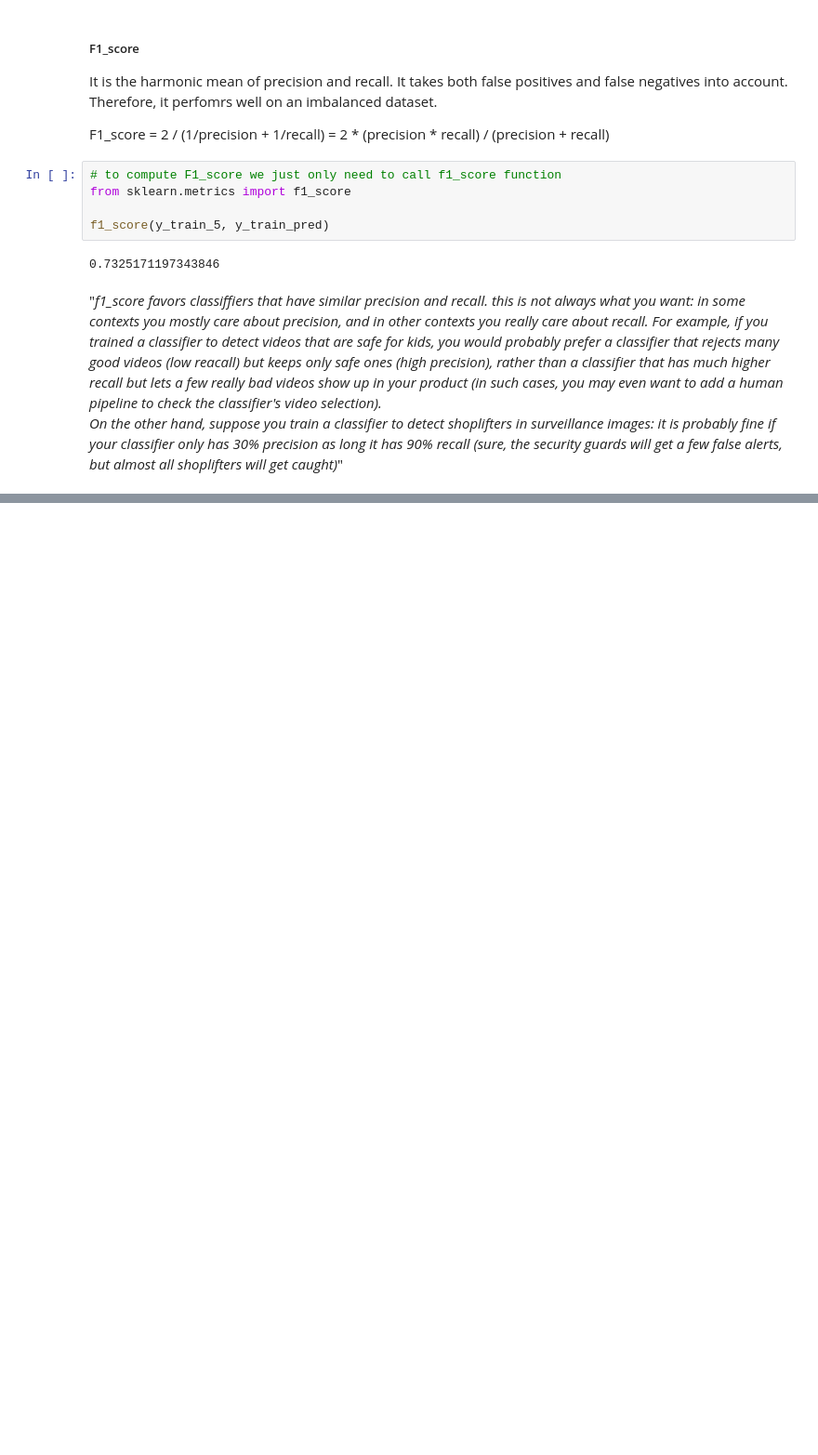
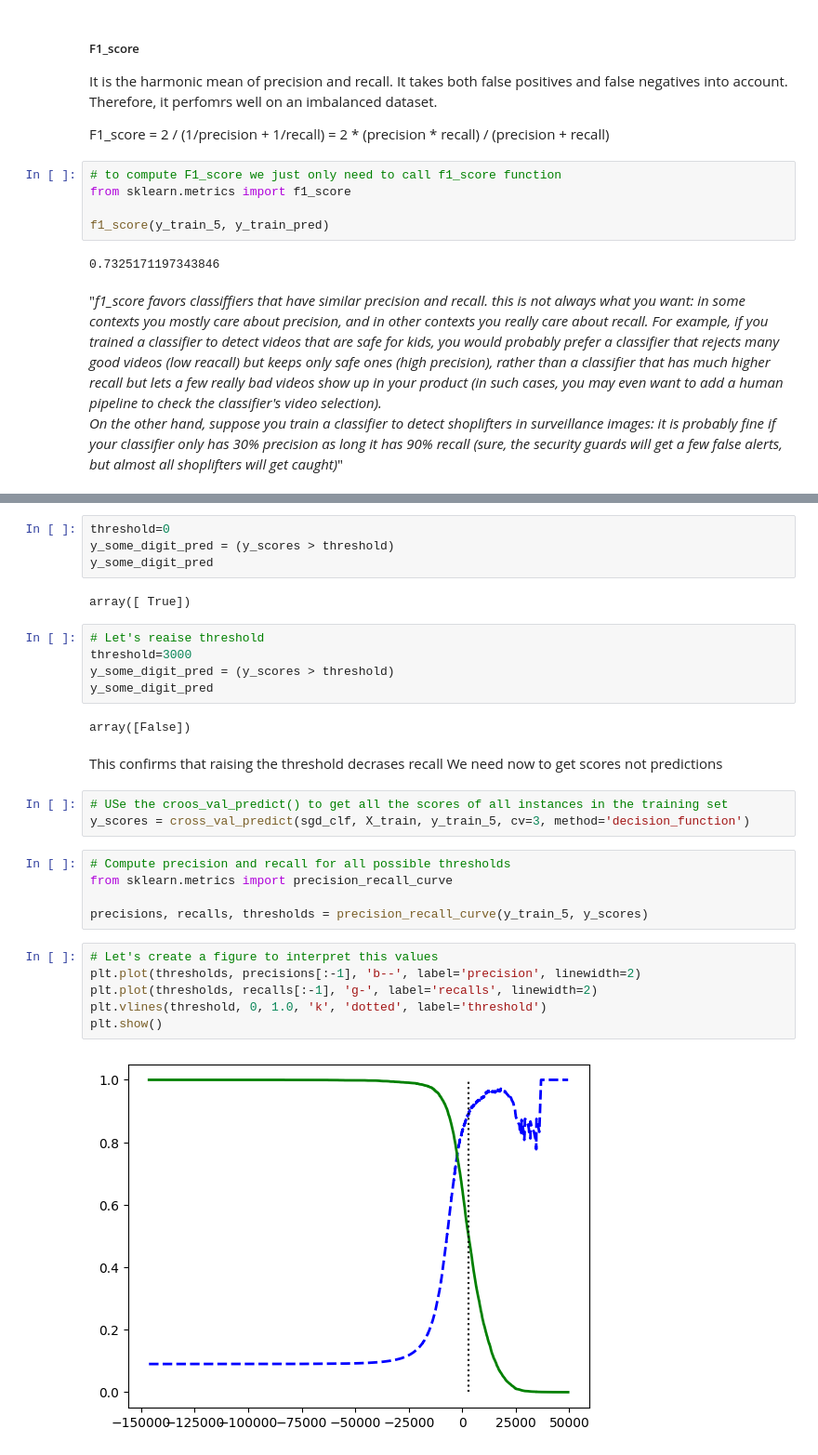
Before and after one commit to alvarohernandezalt/ML_SCKT_TF_Geron, a Jupyter notebook: C03_Classification_SkLearn.ipynb, the cells around one changed output, grey strips where cells are left out. Shown at 93% size. Drawn from its saved outputs; the diff is of its cells as text; blank space fills up the shorter version.

```diff
--- a/C03_Classification_SkLearn.ipynb
+++ b/C03_Classification_SkLearn.ipynb
@@ -184,0 +196,32 @@ On the other hand, suppose you train a classifier to detect shoplifters in surve
+# %%
+threshold=0
+y_some_digit_pred = (y_scores > threshold)
+y_some_digit_pred
+# %% [output]
+array([ True])
+# %%
+# Let's reaise threshold
+threshold=3000
+y_some_digit_pred = (y_scores > threshold)
+y_some_digit_pred
+# %% [output]
+array([False])
+# %% [markdown]
+This confirms that raising the threshold decrases recall
+We need now to get scores not predictions
+# %%
+# USe the croos_val_predict() to get all the scores of all instances in the training set
+y_scores = cross_val_predict(sgd_clf, X_train, y_train_5, cv=3, method='decision_function')
+# %%
+# Compute precision and recall for all possible thresholds
+from sklearn.metrics import precision_recall_curve
+
+precisions, recalls, thresholds = precision_recall_curve(y_train_5, y_scores)
+# %%
+# Let's create a figure to interpret this values
+plt.plot(thresholds, precisions[:-1], 'b--', label='precision', linewidth=2)
+plt.plot(thresholds, recalls[:-1], 'g-', label='recalls', linewidth=2)
+plt.vlines(threshold, 0, 1.0, 'k', 'dotted', label='threshold')
+plt.show()
+# %% [output]
+[figure, added]
```
Also changed, not shown: parts of 2 cells of this notebook.
